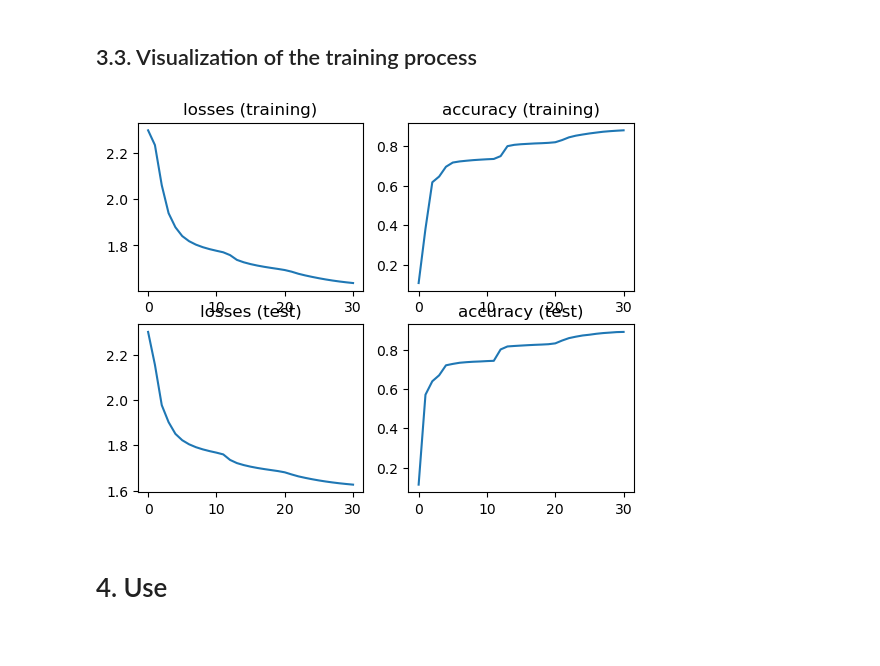
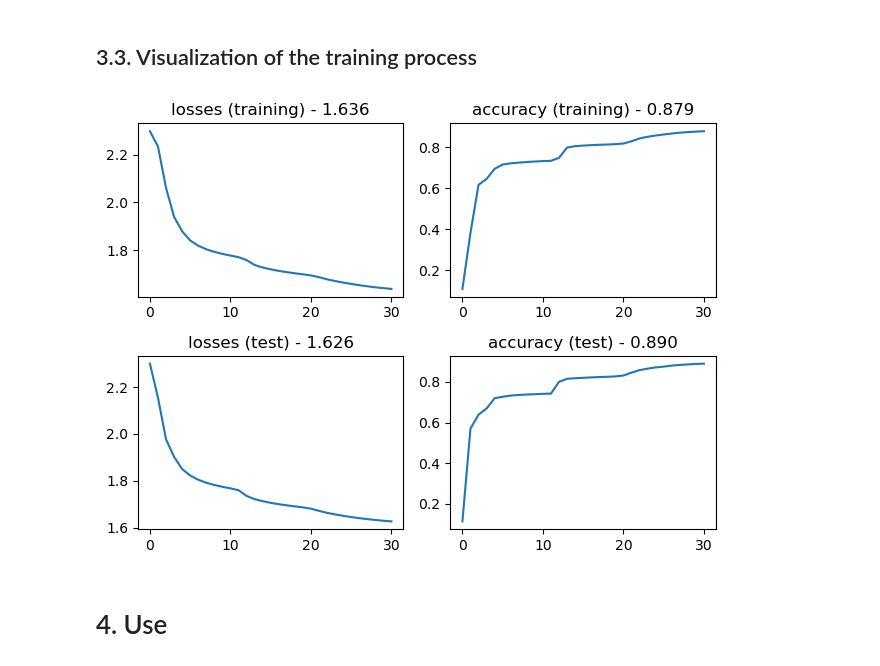
Before and after one commit to shuangxuetwelve/pytorch-practice, a Jupyter notebook: MNIST-MLP-0.ipynb, the cells around one changed output. Drawn from its saved outputs; the diff is of its cells as text; code cells hidden in the pictures; blank space fills up the shorter version.

Commit message:
Print last losses and accuracies in charts

```diff
--- a/MNIST-MLP-0.ipynb
+++ b/MNIST-MLP-0.ipynb
@@ -250,18 +250,19 @@ else:
 # %%
 fig, ((ax11, ax12), (ax21, ax22)) = plt.subplots(2,2)
 
 ax11.plot(losses)
-ax11.set_title('losses (training)')
+ax11.set_title(f'losses (training) - {losses[EPOCHS]:.3f}')
 ax12.plot(corrects)
-ax12.set_title('accuracy (training)')
+ax12.set_title(f'accuracy (training) - {corrects[EPOCHS]:.3f}')
 ax21.plot(losses_test)
-ax21.set_title('losses (test)')
+ax21.set_title(f'losses (test) - {losses_test[EPOCHS]:.3f}')
 ax22.plot(corrects_test)
-ax22.set_title('accuracy (test)')
+ax22.set_title(f'accuracy (test) - {corrects_test[EPOCHS]:.3f}')
 
+plt.tight_layout()
 plt.show()
 # %% [output]
-[figure, old version]
+[figure, new version]
 # %% [markdown]
 # 4. Use
 # %%
```
Also changed, not shown: 5 other files.
